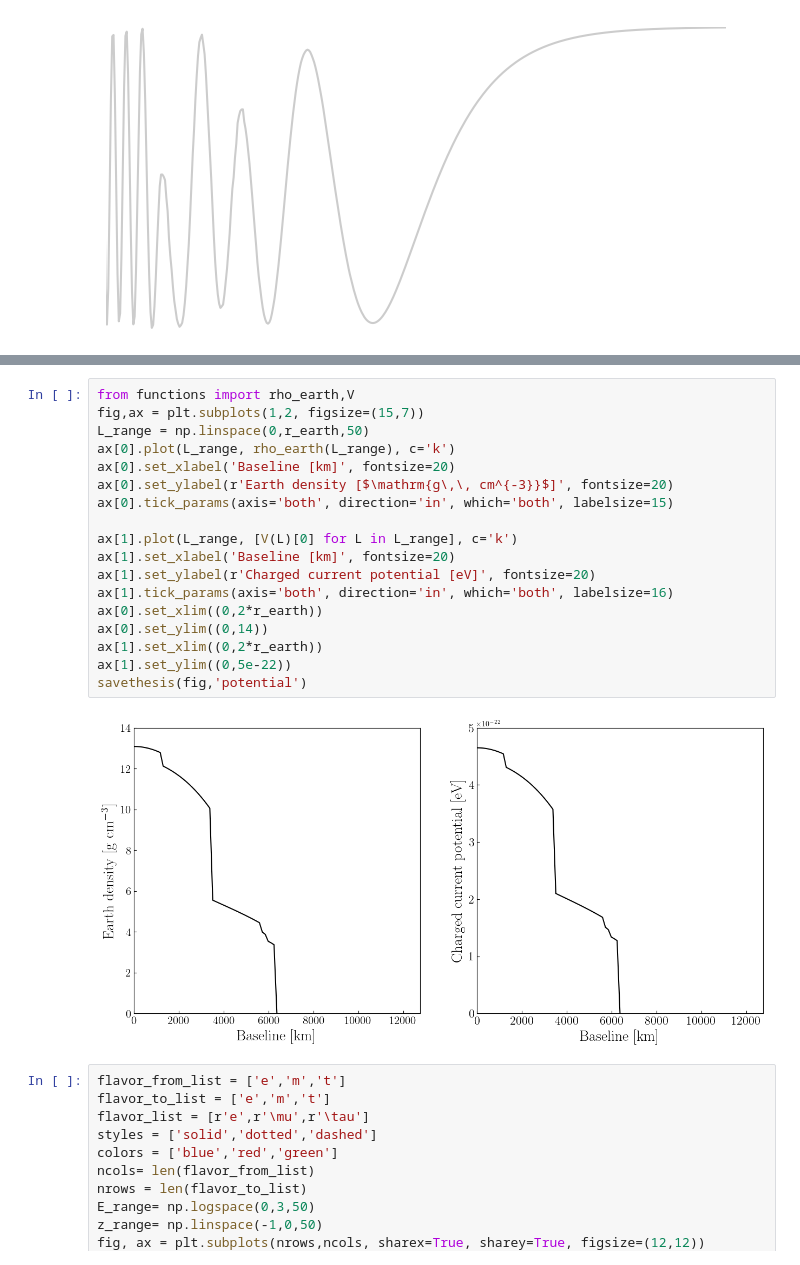
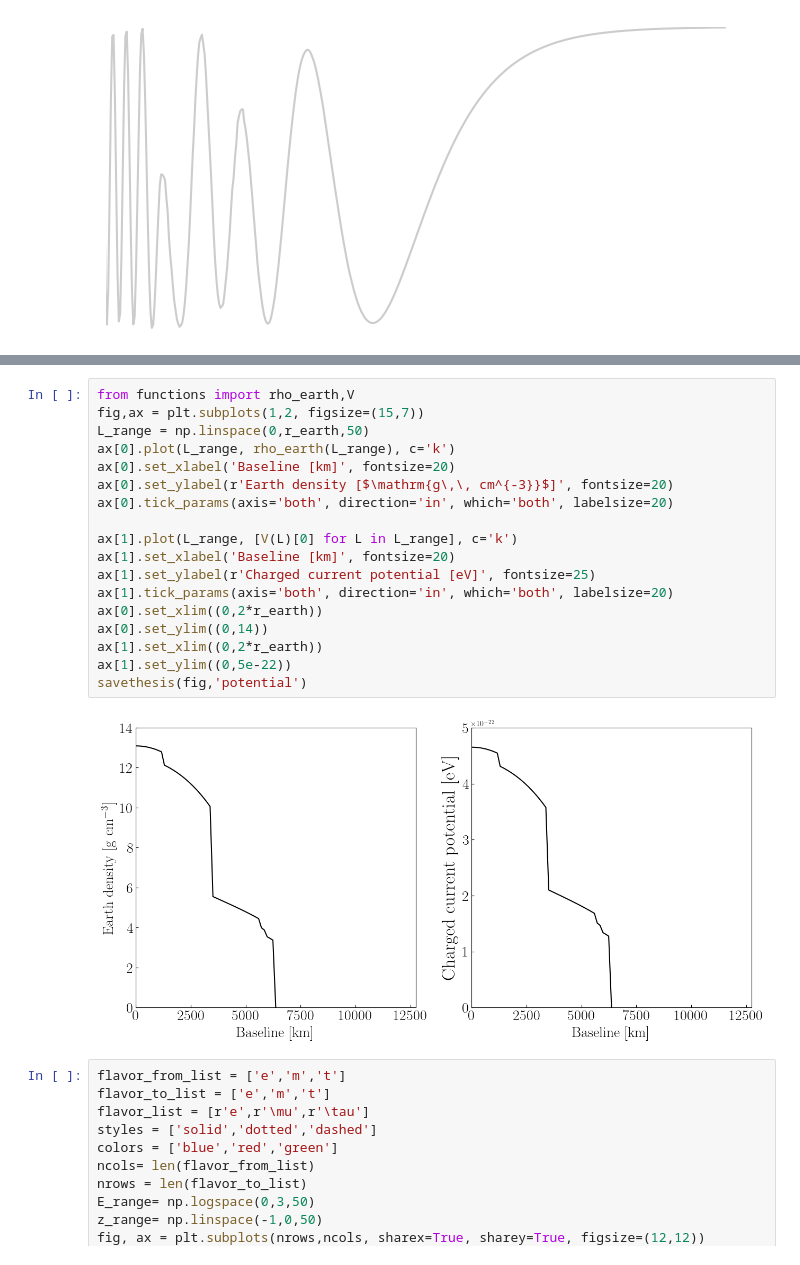
Before and after one commit to Sjoeborg/thesis, a Jupyter notebook: thesis/notebooks/osc.ipynb, the cells around one changed output, grey strips where cells are left out. Cells and saved outputs as stored; diff of their text form.

```diff
--- a/thesis/notebooks/osc.ipynb
+++ b/thesis/notebooks/osc.ipynb
@@ -59,23 +59,23 @@ savethesis(fig, 'oscillations')
 # %%
 from functions import rho_earth,V
 fig,ax = plt.subplots(1,2, figsize=(15,7))
 L_range = np.linspace(0,r_earth,50)
 ax[0].plot(L_range, rho_earth(L_range), c='k')
 ax[0].set_xlabel('Baseline [km]', fontsize=20)
 ax[0].set_ylabel(r'Earth density [$\mathrm{g\,\, cm^{-3}}$]', fontsize=20)
-ax[0].tick_params(axis='both', direction='in', which='both', labelsize=15)
+ax[0].tick_params(axis='both', direction='in', which='both', labelsize=20)
 
 ax[1].plot(L_range, [V(L)[0] for L in L_range], c='k')
 ax[1].set_xlabel('Baseline [km]', fontsize=20)
-ax[1].set_ylabel(r'Charged current potential [eV]', fontsize=20)
-ax[1].tick_params(axis='both', direction='in', which='both', labelsize=16)
+ax[1].set_ylabel(r'Charged current potential [eV]', fontsize=25)
+ax[1].tick_params(axis='both', direction='in', which='both', labelsize=20)
 ax[0].set_xlim((0,2*r_earth))
 ax[0].set_ylim((0,14))
 ax[1].set_xlim((0,2*r_earth))
 ax[1].set_ylim((0,5e-22))
 savethesis(fig,'potential')
 # %% [output]
-[figure, old version]
+[figure, new version]
 # %%
 flavor_from_list = ['e','m','t']
 flavor_to_list = ['e','m','t']
```
Also changed, not shown: parts of 1 cell of this notebook, 14 other files.
